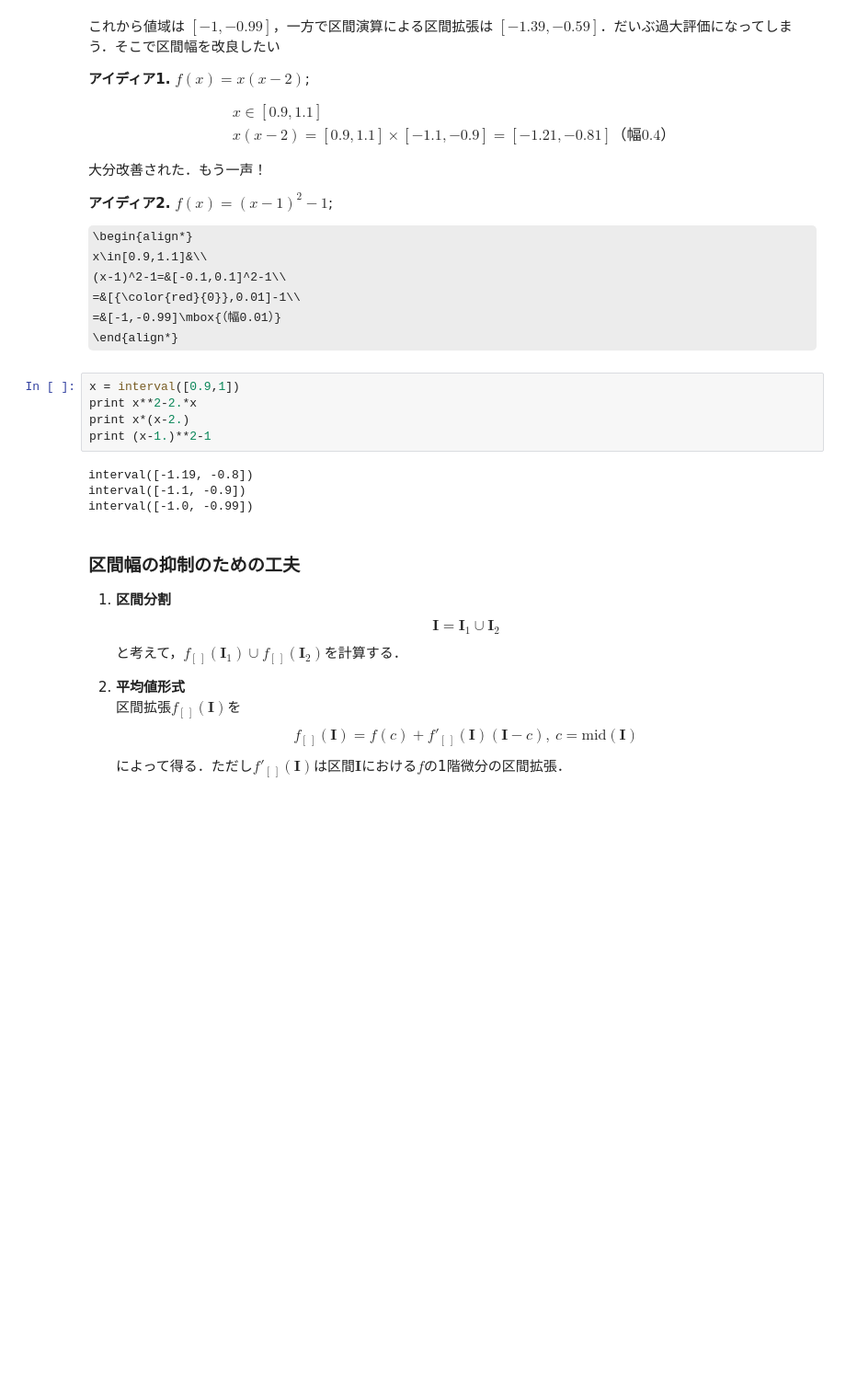
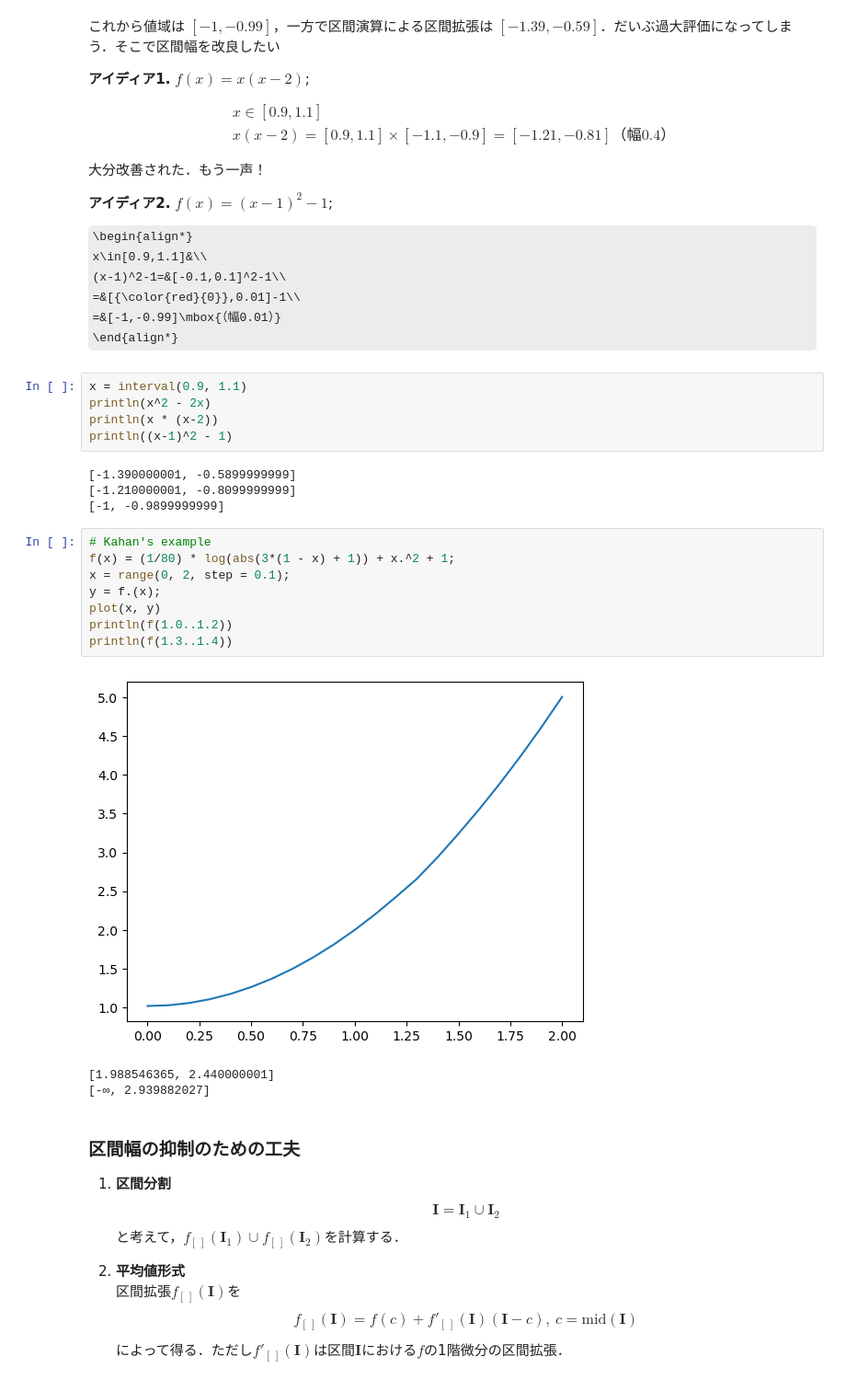
Before and after one commit to tak-lab/rigorous_numerics_tutorial_julia, a Jupyter notebook: Interval-arithmetic.ipynb, the cells around one changed output. Shown: that part at 92% size. Drawn from its saved outputs; the diff is of its cells as text; some formulas as TeX source; blank space fills up the shorter version.

```diff
--- a/Interval-arithmetic.ipynb
+++ b/Interval-arithmetic.ipynb
@@ -259,14 +285,26 @@ print f(1.1)
 	=&[-1,-0.99]\mbox{（幅0.01）}
 \end{align*}
 # %%
-x = interval([0.9,1])
-print x**2-2.*x
-print x*(x-2.)
-print (x-1.)**2-1
+x = interval(0.9, 1.1)
+println(x^2 - 2x)
+println(x * (x-2))
+println((x-1)^2 - 1)
 # %% [output]
-interval([-1.19, -0.8])
-interval([-1.1, -0.9])
-interval([-1.0, -0.99])
+[-1.390000001, -0.5899999999]
+[-1.210000001, -0.8099999999]
+[-1, -0.9899999999]
+# %%
+# Kahan's example
+f(x) = (1/80) * log(abs(3*(1 - x) + 1)) + x.^2 + 1;
+x = range(0, 2, step = 0.1);
+y = f.(x);
+plot(x, y)
+println(f(1.0..1.2))
+println(f(1.3..1.4))
+# %% [output]
+[figure, added]
+[1.988546365, 2.440000001]
+[-∞, 2.939882027]
 # %% [markdown]
 ### 区間幅の抑制のための工夫
 
```
Also changed, not shown: parts of 12 cells of this notebook.
